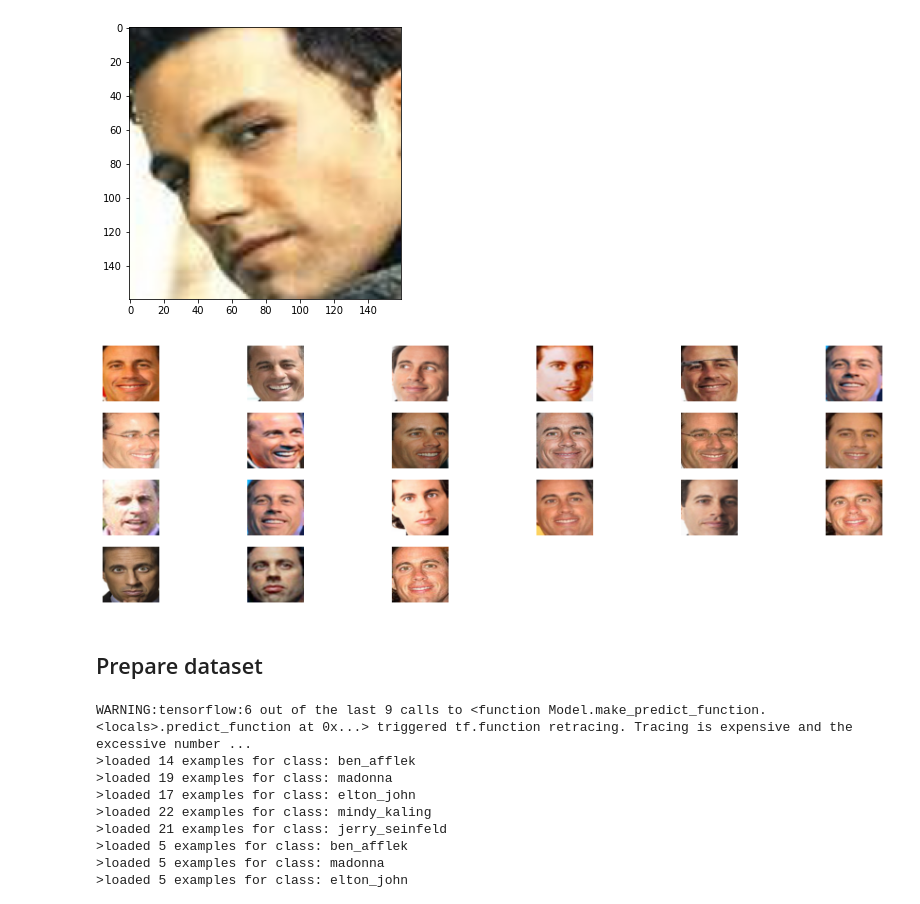
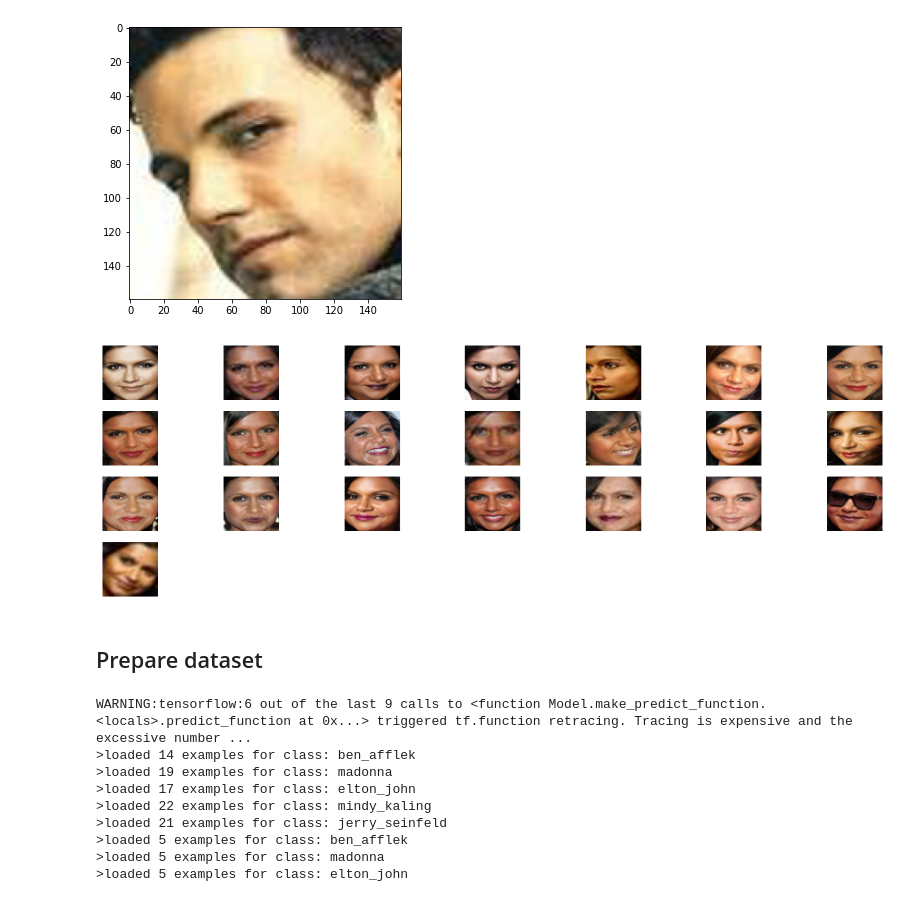
Before and after one commit to poojasaxena/face_recognition_modelling, a Jupyter notebook: keras_facenet/keras_facenet_inception_resnet_v1_celeb_data.ipynb, the cells around one changed output. Drawn from its saved outputs; the diff is of its cells as text; code cells hidden in the pictures.

```diff
--- a/keras_facenet/keras_facenet_inception_resnet_v1_celeb_data.ipynb
+++ b/keras_facenet/keras_facenet_inception_resnet_v1_celeb_data.ipynb
@@ -190,11 +191,11 @@ def extract_all_faces(directory):
         plt.imshow(face)
     plt.show()
 # %%
-extract_all_faces(base_dir_jerry)
+extract_all_faces(base_dir_mindy)
 # %% [output]
-[figure, old version]
+[figure, new version]
-# %% [markdown]
-## Prepare dataset
+# %% [markdown]
+## Prepare dataset
 # %%
 # load a dataset that contains one subdir for each class that in turn contains images
 def load_dataset(directory):
```
Also changed, not shown: parts of 8 cells of this notebook.
